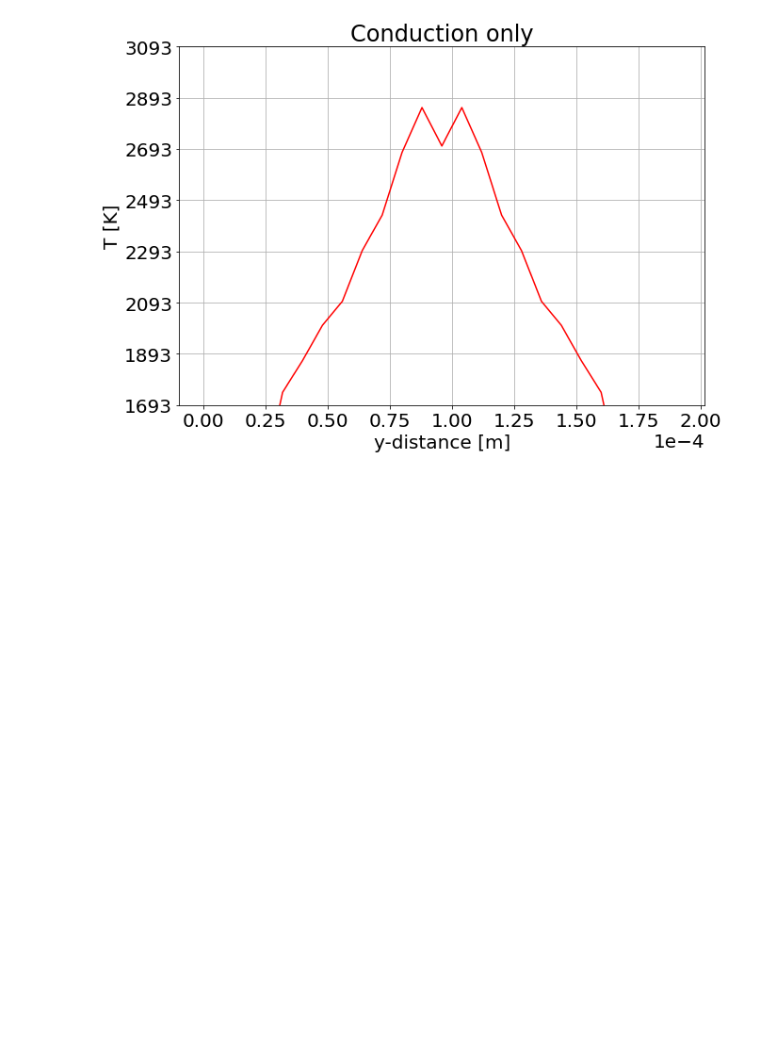
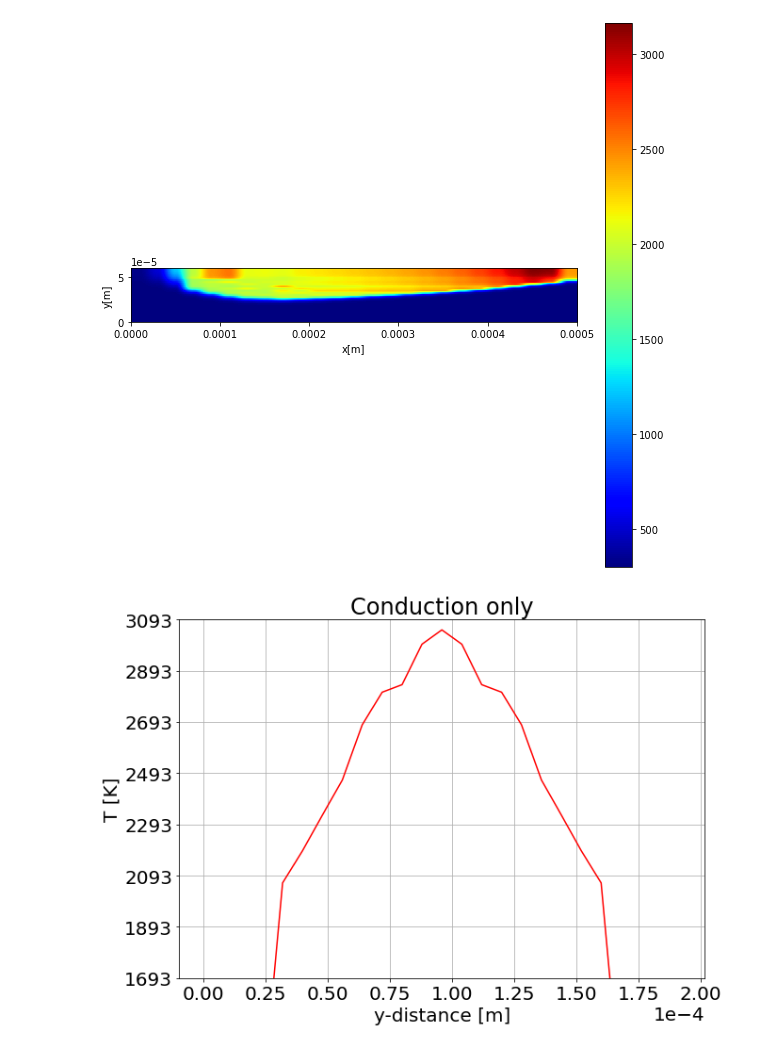
Before and after one commit to snilsn/SLM-finite-volumes, a Jupyter notebook: 3d heat convection.ipynb, the cells around one changed output. Cells and saved outputs as stored; diff of their text form; code cells hidden in the pictures; blank space fills up the shorter version.

```diff
--- a/3d heat convection.ipynb
+++ b/3d heat convection.ipynb
@@ -127,3 +135,7 @@ plotting_utils.plot_2d_xy(temperature, N)
+# %%
+plotting_utils.plot_2d_xz(temperature, 13)
+# %% [output]
+[figure, added]
 # %%
 data = np.array(temperature)
 np.save('temperature', data)
@@ -135,7 +147,7 @@ data = np.load('temperature.npy')
 
 temp_final = data.reshape((N_z, N_y, N_x))
 plt.figure(figsize = (10, 7))
-plt.plot([i*dy for i in range(len(temp_final[-1, :, -2]))], temp_final[-1, :, -2], 'r-')
+plt.plot([i*dy for i in range(len(temp_final[-1, :, -4]))], temp_final[-1, :, -4], 'r-')
 plt.grid()
 plt.xlabel('y-distance [m]')
 plt.ylabel('T [K]')
@@ -145,7 +157,7 @@ plt.yticks([1693 + i* 200 for i in range(8)])
 plt.ticklabel_format(axis = 'x', style = 'sci', scilimits = (0,0))
 plt.savefig('conductions.png')
 # %% [output]
-[figure, old version]
+[figure, new version]
 # %%
 remaining = 0.005 - time
 dt = 0.0001
```
Also changed, not shown: parts of 14 cells of this notebook, 1 other file.
